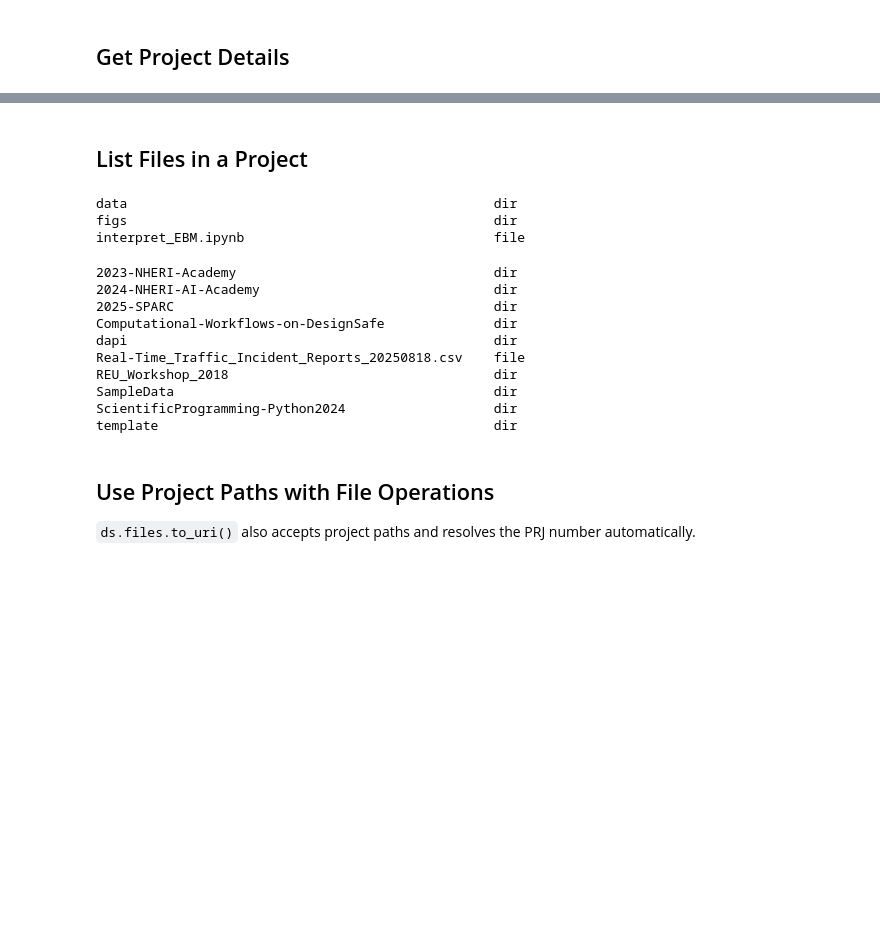
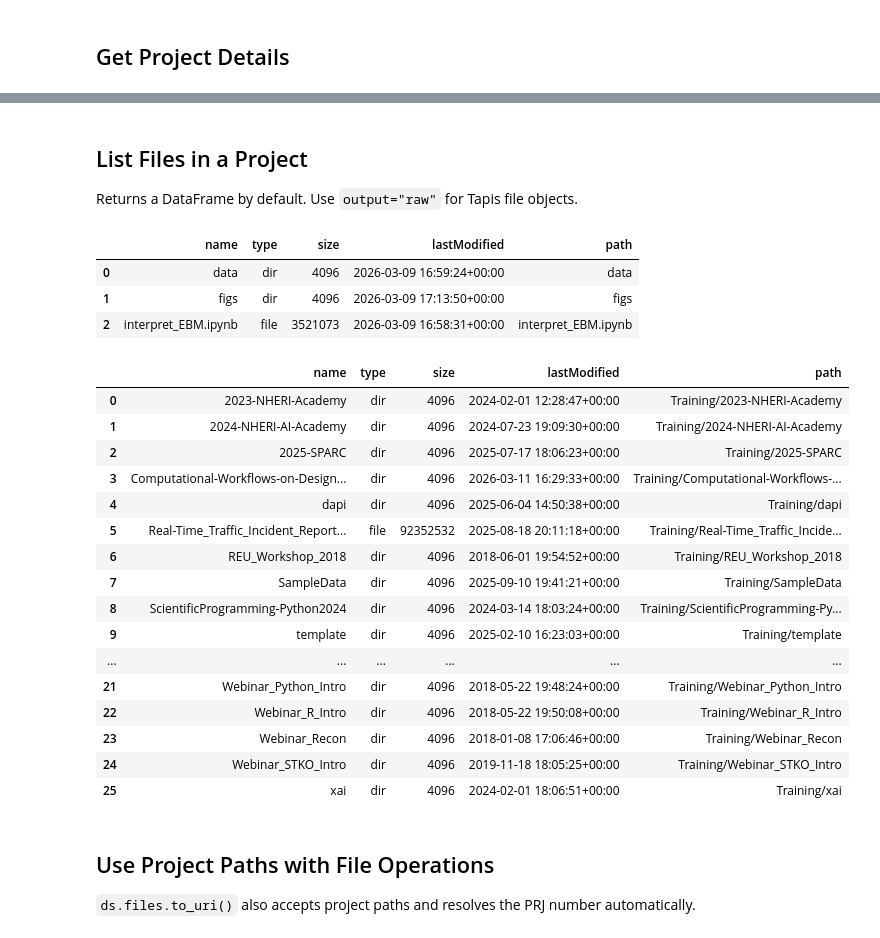
Before and after one commit to DesignSafe-CI/dapi, a Jupyter notebook: examples/projects.ipynb, the cells around one changed output, grey strips where cells are left out. Saved outputs shown, nothing was run; the diff lists cells and outputs as text; code cells hidden in the pictures; blank space fills up the shorter version.

```diff
--- a/examples/projects.ipynb
+++ b/examples/projects.ipynb
@@ -53,29 +60,35 @@ System ID:   project-8ef68b96-dad5-4029-aba3-614ff3fa8f97
 # %% [markdown]
 ## List Files in a Project
+
+Returns a DataFrame by default. Use `output="raw"` for Tapis file objects.
-# %%
-files = ds.projects.files("PRJ-6270")
-for f in files:
-    print(f"{f.name:50s} {f.type}")
-# %% [output]
-data                                               dir
-figs                                               dir
-interpret_EBM.ipynb                                file
+# %%
+ds.projects.files("PRJ-6270")
+# %% [output]
+|  | name | type | size | lastModified | path |
+| 0 | data | dir | 4096 | 2026-03-09 16:59:24+00:00 | data |
+| 1 | figs | dir | 4096 | 2026-03-09 17:13:50+00:00 | figs |
+| 2 | interpret_EBM.ipynb | file | 3521073 | 2026-03-09 16:58:31+00:00 | interpret_EBM.ipynb |
 # %%
 # List files in a subfolder
-files = ds.projects.files("PRJ-1305", path="/Training/")
-for f in files[:10]:
-    print(f"{f.name:50s} {f.type}")
+ds.projects.files("PRJ-1305", path="/Training/")
 # %% [output]
-2023-NHERI-Academy                                 dir
-2024-NHERI-AI-Academy                              dir
-2025-SPARC                                         dir
-Computational-Workflows-on-DesignSafe              dir
-dapi                                               dir
-Real-Time_Traffic_Incident_Reports_20250818.csv    file
-REU_Workshop_2018                                  dir
-SampleData                                         dir
-ScientificProgramming-Python2024                   dir
-template                                           dir
+|  | name | type | size | lastModified | path |
+| 0 | 2023-NHERI-Academy | dir | 4096 | 2024-02-01 12:28:47+00:00 | Training/2023-NHERI-Academy |
+| 1 | 2024-NHERI-AI-Academy | dir | 4096 | 2024-07-23 19:09:30+00:00 | Training/2024-NHERI-AI-Academy |
+| 2 | 2025-SPARC | dir | 4096 | 2025-07-17 18:06:23+00:00 | Training/2025-SPARC |
+| 3 | Computational-Workflows-on-Design... | dir | 4096 | 2026-03-11 16:29:33+00:00 | Training/Computational-Workflows-... |
+| 4 | dapi | dir | 4096 | 2025-06-04 14:50:38+00:00 | Training/dapi |
+| 5 | Real-Time_Traffic_Incident_Report... | file | 92352532 | 2025-08-18 20:11:18+00:00 | Training/Real-Time_Traffic_Incide... |
+| 6 | REU_Workshop_2018 | dir | 4096 | 2018-06-01 19:54:52+00:00 | Training/REU_Workshop_2018 |
+| 7 | SampleData | dir | 4096 | 2025-09-10 19:41:21+00:00 | Training/SampleData |
+| 8 | ScientificProgramming-Python2024 | dir | 4096 | 2024-03-14 18:03:24+00:00 | Training/ScientificProgramming-Py... |
+| 9 | template | dir | 4096 | 2025-02-10 16:23:03+00:00 | Training/template |
+| ... | ... | ... | ... | ... | ... |
+| 21 | Webinar_Python_Intro | dir | 4096 | 2018-05-22 19:48:24+00:00 | Training/Webinar_Python_Intro |
+| 22 | Webinar_R_Intro | dir | 4096 | 2018-05-22 19:50:08+00:00 | Training/Webinar_R_Intro |
+| 23 | Webinar_Recon | dir | 4096 | 2018-01-08 17:06:46+00:00 | Training/Webinar_Recon |
+| 24 | Webinar_STKO_Intro | dir | 4096 | 2019-11-18 18:05:25+00:00 | Training/Webinar_STKO_Intro |
+| 25 | xai | dir | 4096 | 2024-02-01 18:06:51+00:00 | Training/xai |
 # %% [markdown]
 ## Use Project Paths with File Operations
 
```
Also changed, not shown: parts of 6 cells of this notebook, 3 other files.
